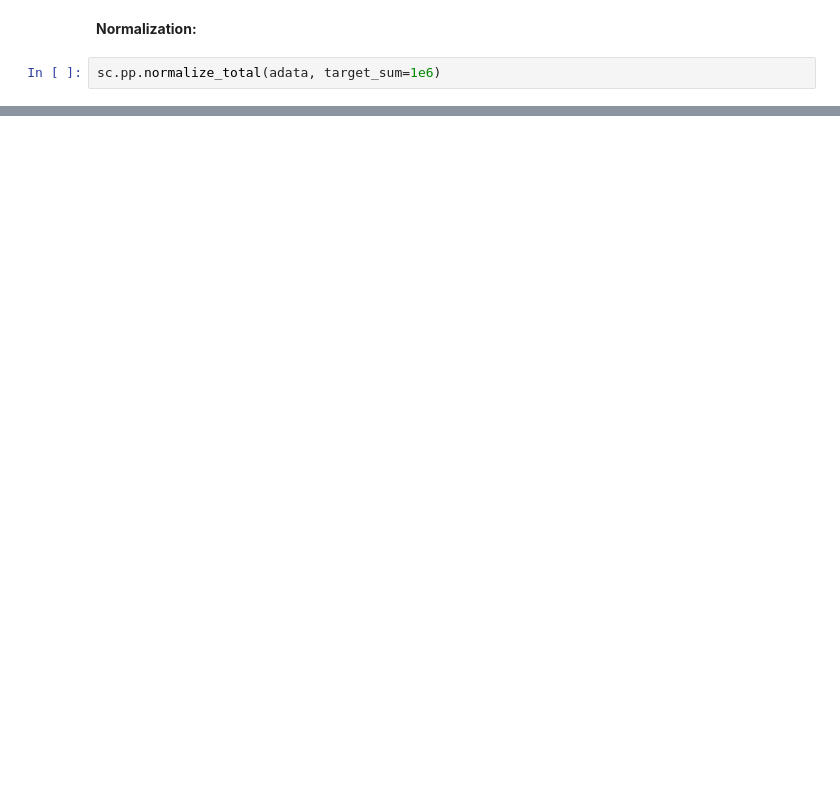
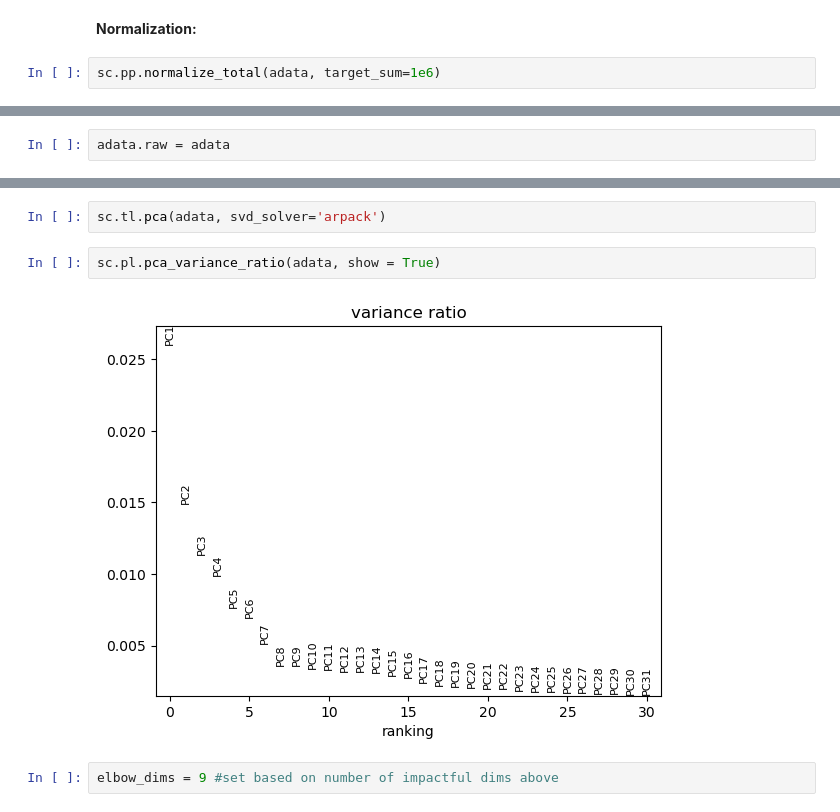
Before and after one commit to JoshuaGalla/BCMarkerDiscovery, a Jupyter notebook: analysis/project_analysis.ipynb, the cells around one changed output, grey strips where cells are left out. Saved outputs shown, nothing was run; the diff lists cells and outputs as text; blank space fills up the shorter version.

```diff
--- a/analysis/project_analysis.ipynb
+++ b/analysis/project_analysis.ipynb
@@ -124,0 +184,2 @@ plt.show()
+# %%
+adata.raw = adata
@@ -124,0 +190,8 @@ plt.show()
+# %%
+sc.tl.pca(adata, svd_solver='arpack')
+# %%
+sc.pl.pca_variance_ratio(adata, show = True)
+# %% [output]
+[figure, added]
+# %%
+elbow_dims = 9 #set based on number of impactful dims above
```
Also changed, not shown: parts of 22 cells of this notebook.
